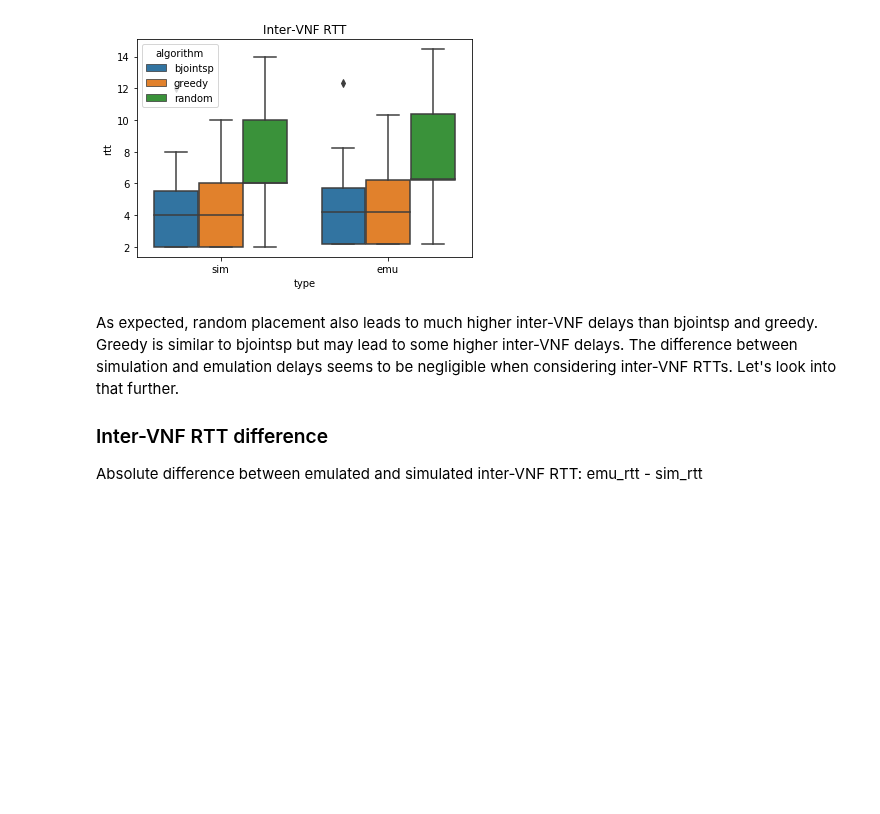
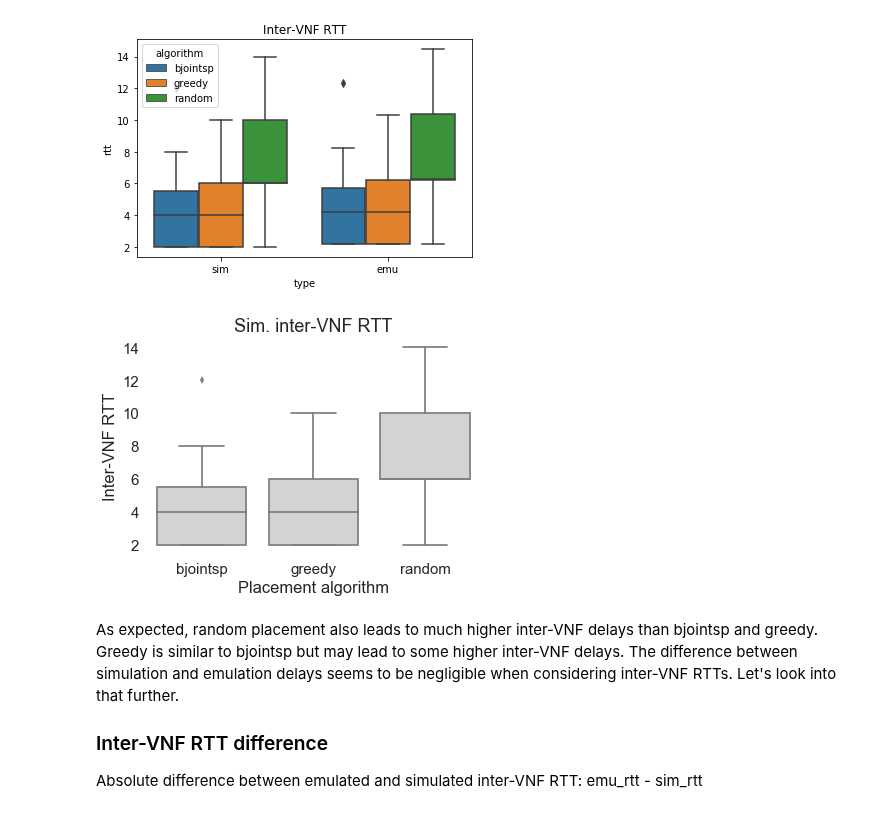
Before and after one commit to CN-UPB/placement-emulation, a Jupyter notebook: eval/eval_abilene.ipynb, the cells around one changed output. Saved outputs shown, nothing was run; the diff lists cells and outputs as text; code cells hidden in the pictures; blank space fills up the shorter version.

Commit message:
more work on abilene notebook: first 'paper-ready' figure

```diff
--- a/eval/eval_abilene.ipynb
+++ b/eval/eval_abilene.ipynb
@@ -76,6 +76,18 @@ sns.boxplot(x='type', y='rtt', hue='algorithm', data=aux_vnf_df).set_title('Inte
 # %% [output]
 Text(0.5,1,'Inter-VNF RTT')
 [figure]
+# %%
+# tuned figure for paper: focus on sim_rtt (emu_rtt similar and checked later)
+fig, ax = plt.subplots()
+sns.set(font_scale=1.5)
+sns.boxplot(x='algorithm', y='sim_rtt', data=vnf_df, color='lightgrey', ax=ax)
+ax.set_title('Sim. inter-VNF RTT')
+ax.set_xlabel('Placement algorithm')
+ax.set_ylabel('Inter-VNF RTT')
+ax.set_facecolor('white')
+fig.savefig('plots/abilene_sim_vnf_rtt.pdf', bbox_inches='tight')
+# %% [output]
+[figure, added]
 # %% [markdown]
 As expected, random placement also leads to much higher inter-VNF delays than bjointsp and greedy. Greedy is similar to bjointsp but may lead to some higher inter-VNF delays.
 The difference between simulation and emulation delays seems to be negligible when considering inter-VNF RTTs. Let's look into that further.
```
Also changed, not shown: 1 other file.
